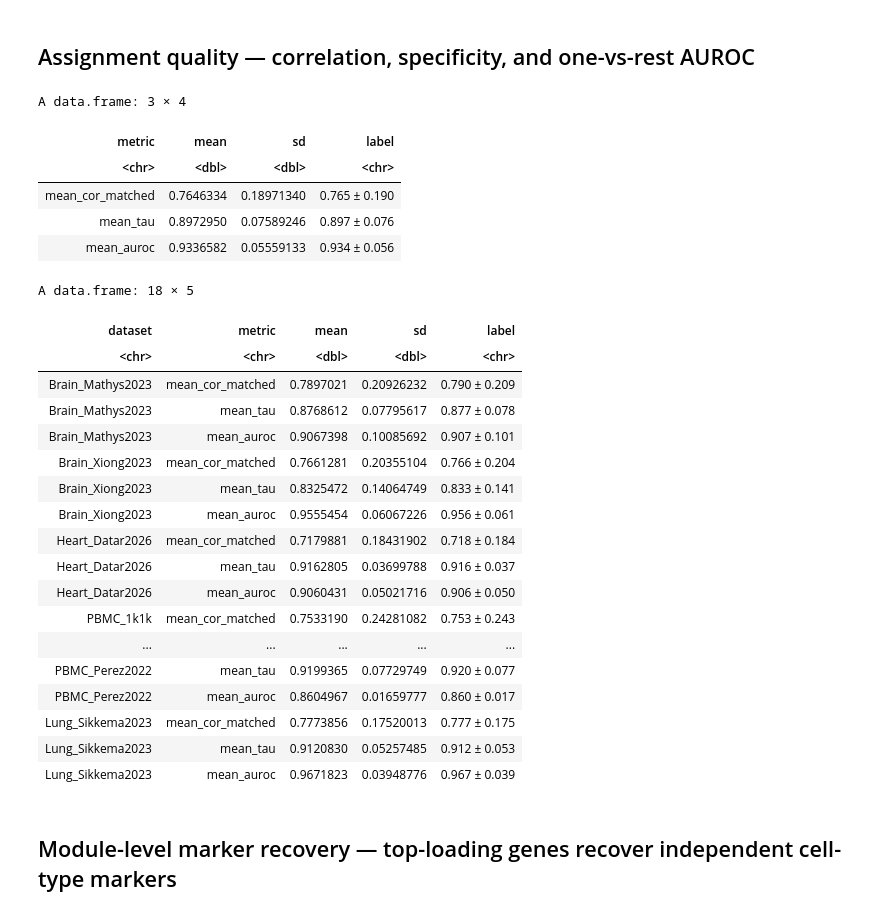
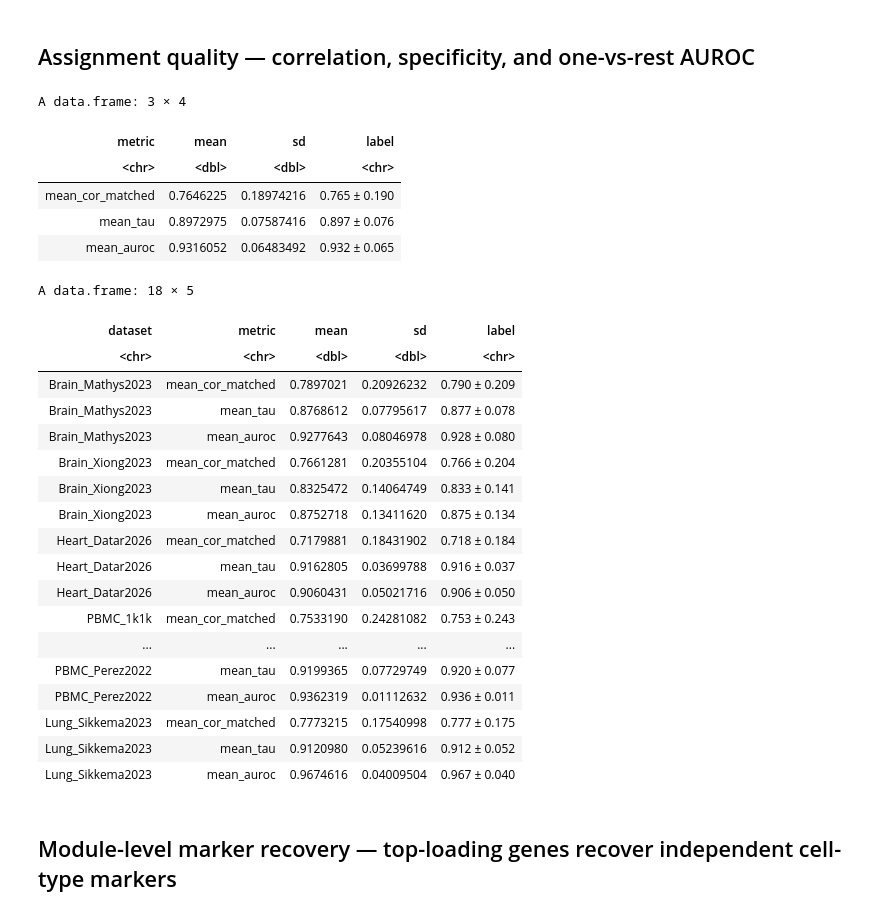
Before and after one commit to pivlab/clamp-analyses, a Jupyter notebook: nbs/03_model_biology/00_pseudobulk/02_disentangle.executed.ipynb, the cells around one changed output. Saved outputs shown, nothing was run; the diff lists cells and outputs as text; code cells hidden in the pictures.

```diff
--- a/nbs/03_model_biology/00_pseudobulk/02_disentangle.executed.ipynb
+++ b/nbs/03_model_biology/00_pseudobulk/02_disentangle.executed.ipynb
@@ -88,6 +88,26 @@ TOP_GENE_PCT <- 0.01     # top 1% gene loadings for ORA
 dir.create(OUT_DIR, recursive = TRUE, showWarnings = FALSE)
 set.seed(42)
 
+# Resolve the truth table the same way 00_benchmark does: datasets built by
+# build_pseudobulk.py live under MOD_ROOT, lab-provided ones under their
+# configured pseudobulk_dir. Hardcoding the MOD_ROOT path here would silently
+# pick up stale rebuild artifacts for the lab-provided datasets.
+pseudobulk_dir <- function(ds) {
+  cfg <- snakemake@config$datasets[[ds]]
+  if (isTRUE(cfg$build_pseudobulk)) {
+    file.path(MOD_ROOT, ds, 'pseudobulk')
+  } else {
+    here(cfg$pseudobulk_dir)
+  }
+}
+
+truth_v0_path <- function(ds) {
+  path <- file.path(pseudobulk_dir(ds), "truthFrac_v0.csv")
+  if (!file.exists(path))
+    stop("truthFrac_v0.csv not found for ", ds, " at ", path)
+  path
+}
+
 ct_labels_df <- read.csv(here("data", "pseudobulk", "cell_type_labels.csv"),
                          stringsAsFactors = FALSE)
 CT_LABELS    <- setNames(ct_labels_df$label, ct_labels_df$cell_type)
@@ -200,8 +220,8 @@ combined_heatmap
 # defined yet).
 auroc_rows <- lapply(unique(top_lvs_df$dataset), function(ds) {
     b_path     <- file.path(MOD_ROOT, ds, "models", "CLAMPfull", "B.csv")
-    truth_path <- file.path(MOD_ROOT, ds, "pseudobulk", "truthFrac_v0.csv")
-    if (!all(file.exists(b_path), file.exists(truth_path))) return(NULL)
+    truth_path <- truth_v0_path(ds)
+    if (!file.exists(b_path)) return(NULL)
 
     B     <- t(as.matrix(read.csv(b_path, row.names = 1, check.names = FALSE)))
     truth <- filter_analysis_cell_types(
@@ -259,50 +279,50 @@ assignment_quality$label <- sprintf("%.3f ± %.3f", assignment_quality$mean, ass
 assignment_quality
 
 # Same three metrics, but broken out per dataset (rather than pooled) --
 # needed for supp1 Panel D, which annotates each dataset's own correlation
 # heatmap facet with its own mean Tau/AUROC rather than one figure-wide
 # number. specificity_df is built row-aligned with top_lvs_df (one row per
 # top_lvs_df row), so it gets a dataset column for free from there.
 specificity_df$dataset <- top_lvs_df$dataset
 
 assignment_quality_by_dataset <- dplyr::bind_rows(lapply(unique(top_lvs_df$dataset), function(ds) {
     dplyr::bind_rows(
         cbind(dataset = ds, metric = "mean_cor_matched",
               summarize_metric(top_lvs_df$cor[top_lvs_df$dataset == ds])),
         cbind(dataset = ds, metric = "mean_tau",
               summarize_metric(specificity_df$tau[specificity_df$dataset == ds])),
         cbind(dataset = ds, metric = "mean_auroc",
               summarize_metric(auroc_df$auroc[auroc_df$dataset == ds]))
     )
 }))
 assignment_quality_by_dataset$label <- sprintf("%.3f ± %.3f", assignment_quality_by_dataset$mean, assignment_quality_by_dataset$sd)
 assignment_quality_by_dataset
 # %% [output]
 A data.frame: 3 × 4
 | metric | mean | sd | label |
 | <chr> | <dbl> | <dbl> | <chr> |
-| mean_cor_matched | 0.7646334 | 0.18971340 | 0.765 ± 0.190 |
-| mean_tau | 0.8972950 | 0.07589246 | 0.897 ± 0.076 |
-| mean_auroc | 0.9336582 | 0.05559133 | 0.934 ± 0.056 |
+| mean_cor_matched | 0.7646225 | 0.18974216 | 0.765 ± 0.190 |
+| mean_tau | 0.8972975 | 0.07587416 | 0.897 ± 0.076 |
+| mean_auroc | 0.9316052 | 0.06483492 | 0.932 ± 0.065 |
 A data.frame: 18 × 5
 | dataset | metric | mean | sd | label |
 | <chr> | <chr> | <dbl> | <dbl> | <chr> |
 | Brain_Mathys2023 | mean_cor_matched | 0.7897021 | 0.20926232 | 0.790 ± 0.209 |
 | Brain_Mathys2023 | mean_tau | 0.8768612 | 0.07795617 | 0.877 ± 0.078 |
-| Brain_Mathys2023 | mean_auroc | 0.9067398 | 0.10085692 | 0.907 ± 0.101 |
+| Brain_Mathys2023 | mean_auroc | 0.9277643 | 0.08046978 | 0.928 ± 0.080 |
 | Brain_Xiong2023 | mean_cor_matched | 0.7661281 | 0.20355104 | 0.766 ± 0.204 |
 | Brain_Xiong2023 | mean_tau | 0.8325472 | 0.14064749 | 0.833 ± 0.141 |
-| Brain_Xiong2023 | mean_auroc | 0.9555454 | 0.06067226 | 0.956 ± 0.061 |
+| Brain_Xiong2023 | mean_auroc | 0.8752718 | 0.13411620 | 0.875 ± 0.134 |
 | Heart_Datar2026 | mean_cor_matched | 0.7179881 | 0.18431902 | 0.718 ± 0.184 |
 | Heart_Datar2026 | mean_tau | 0.9162805 | 0.03699788 | 0.916 ± 0.037 |
 | Heart_Datar2026 | mean_auroc | 0.9060431 | 0.05021716 | 0.906 ± 0.050 |
 | PBMC_1k1k | mean_cor_matched | 0.7533190 | 0.24281082 | 0.753 ± 0.243 |
 | ... | ... | ... | ... | ... |
 | PBMC_Perez2022 | mean_tau | 0.9199365 | 0.07729749 | 0.920 ± 0.077 |
-| PBMC_Perez2022 | mean_auroc | 0.8604967 | 0.01659777 | 0.860 ± 0.017 |
-| Lung_Sikkema2023 | mean_cor_matched | 0.7773856 | 0.17520013 | 0.777 ± 0.175 |
-| Lung_Sikkema2023 | mean_tau | 0.9120830 | 0.05257485 | 0.912 ± 0.053 |
-| Lung_Sikkema2023 | mean_auroc | 0.9671823 | 0.03948776 | 0.967 ± 0.039 |
+| PBMC_Perez2022 | mean_auroc | 0.9362319 | 0.01112632 | 0.936 ± 0.011 |
+| Lung_Sikkema2023 | mean_cor_matched | 0.7773215 | 0.17540998 | 0.777 ± 0.175 |
+| Lung_Sikkema2023 | mean_tau | 0.9120980 | 0.05239616 | 0.912 ± 0.052 |
+| Lung_Sikkema2023 | mean_auroc | 0.9674616 | 0.04009504 | 0.967 ± 0.040 |
 # %% [markdown]
 ## Module-level marker recovery — top-loading genes recover independent cell-type markers
 # %%
```
Also changed, not shown: parts of 12 cells of this notebook, 42 other files.
